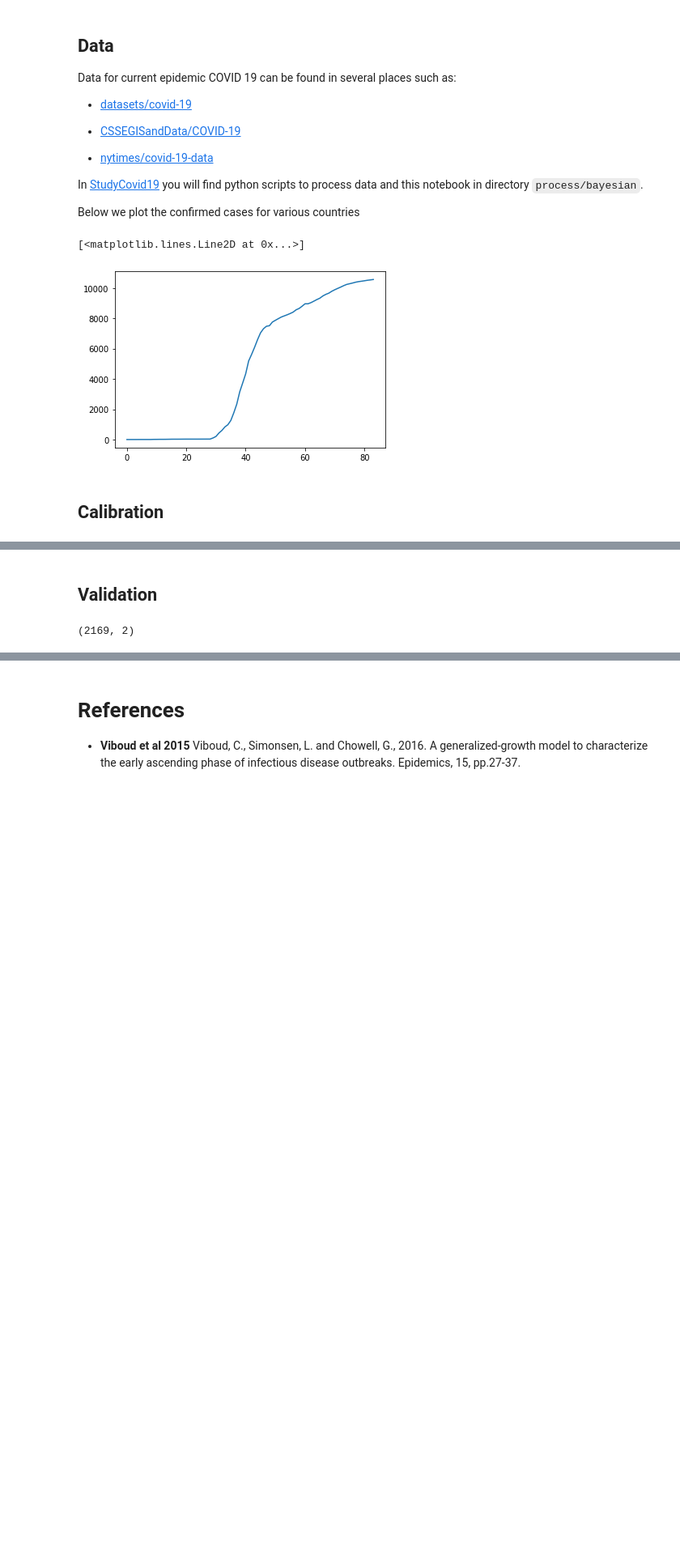
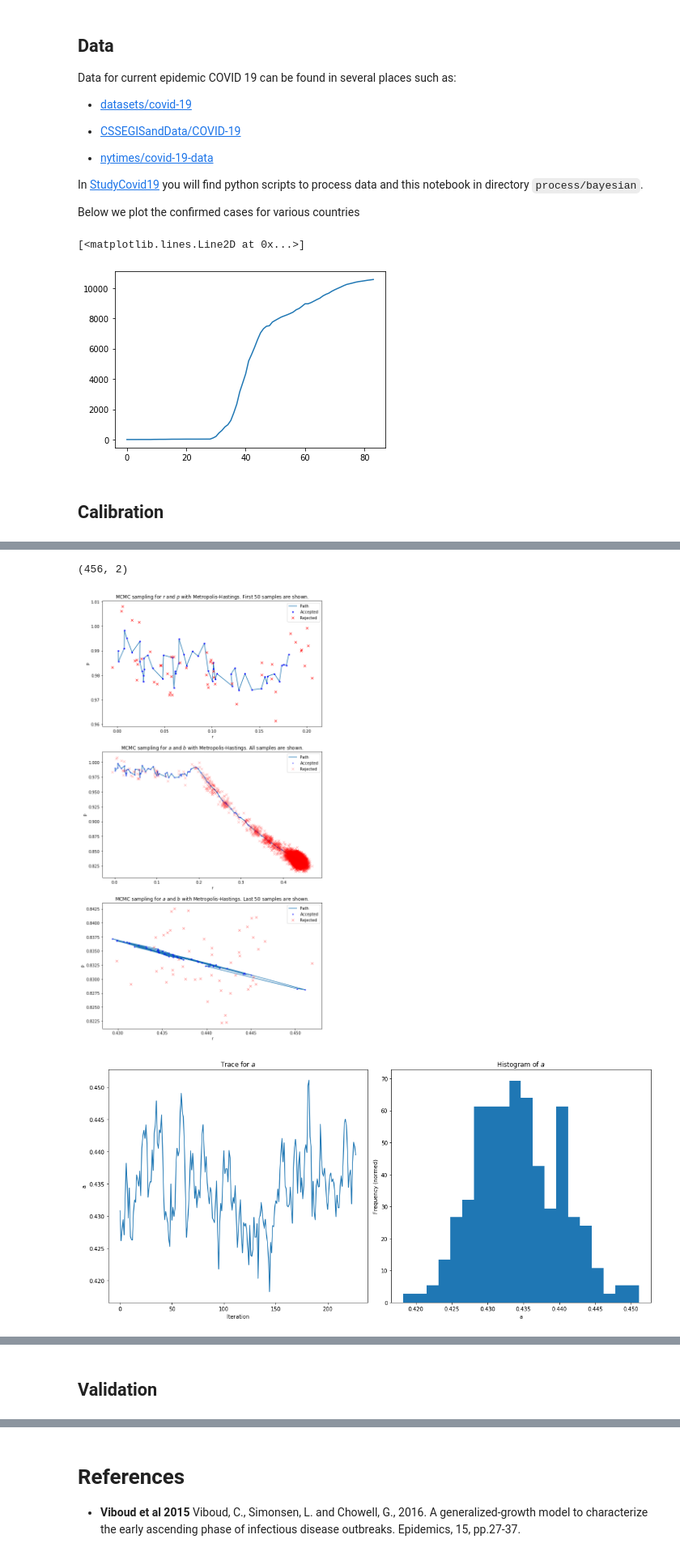
Before and after one commit to prashjha/StudyCovid19, a Jupyter notebook: process/bayesian/Assignment on Bayesian Inversion.ipynb, the cells around one changed output, grey strips where cells are left out. Shown: that part at 81% size. Saved outputs shown, nothing was run; the diff lists cells and outputs as text; code cells hidden in the pictures; blank space fills up the shorter version.

```diff
--- a/process/bayesian/Assignment on Bayesian Inversion.ipynb
+++ b/process/bayesian/Assignment on Bayesian Inversion.ipynb
@@ -139,2 +147,41 @@ def metropolis_hastings(log_likelihood,prior, transition_model, param_init,itera
+# %%
+def show_param_distribution(accepted, rejected):
+    show=int(-0.5*accepted.shape[0])
+    hist_show=int(-0.50*accepted.shape[0])
+
+    fig = plt.figure(figsize=(15,7))
+    ax = fig.add_subplot(1,2,1)
+    ax.plot(accepted[show:,0])
+    ax.set_title("Trace for $a$")
+    ax.set_xlabel("Iteration")
+    ax.set_ylabel("a")
+    ax = fig.add_subplot(1,2,2)
+    ax.hist(accepted[hist_show:,0], bins=20, density=True)
+    ax.set_ylabel("Frequency (normed)")
+    ax.set_xlabel("a")
+    ax.set_title("Histogram of $a$")
+    fig.tight_layout()
+
+    fig = plt.figure(figsize=(15,7))
+    ax = fig.add_subplot(1,2,1)
+    ax.plot(accepted[show:,1])
+    ax.set_title("Trace for $b$")
+    ax.set_xlabel("Iteration")
+    ax.set_ylabel("b")
+    ax = fig.add_subplot(1,2,2)
+    ax.hist(accepted[hist_show:,1], bins=20, density=True)
+    ax.set_ylabel("Frequency (normed)")
+    ax.set_xlabel("b")
+    ax.set_title("Histogram of $b$")
+    fig.tight_layout()
+
+#     fig = plt.figure(figsize=(10,7))
+#     ax = fig.add_subplot(1,1,1)
+#     xbins, ybins = np.linspace(0,1,100), np.linspace(0,1,100)
+#     counts, xedges, yedges, im = ax.hist2d(accepted[hist_show:,0], accepted[hist_show:,1], density=True, bins=[xbins, ybins])
+#     ax.set_xlabel("a")
+#     ax.set_ylabel("b")
+#     fig.colorbar(im, ax=ax)
+#     ax.set_title("2D histogram showing the joint distribution of $a$ and $b$")
 # %% [markdown]
 ## Calibration
@@ -223,0 +188,9 @@ Text(0.5, 1.0, '2D histogram showing the joint distribution of $a$ and $b$')
+# %%
+accepted, rejected = solve_with_bayessian_mcmc(100, model1, [data[0,1]], [0.005,0.005], [0,1], 10000,data_c)
+print(accepted.shape)
+show_mcmc(accepted, rejected)
+show_param_distribution(accepted, rejected)
+# %% [output]
+(456, 2)
+[figure, added]
+[figure, added]
@@ -228,4 +199,0 @@ accepted, rejected = metropolis_hastings(log_likelihood,prior,transition_model,[
-# %%
-print(accepted.shape)
-# %% [output]
-(2169, 2)
```
Also changed, not shown: parts of 15 cells of this notebook.
